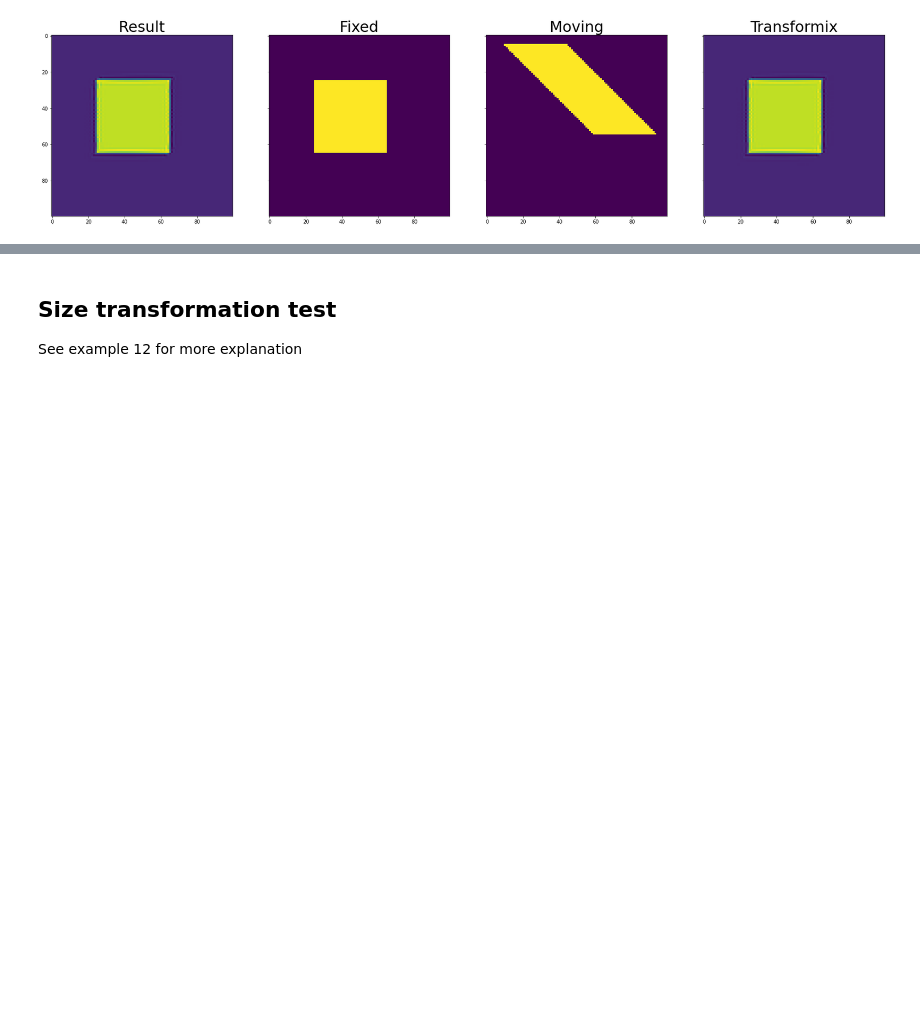
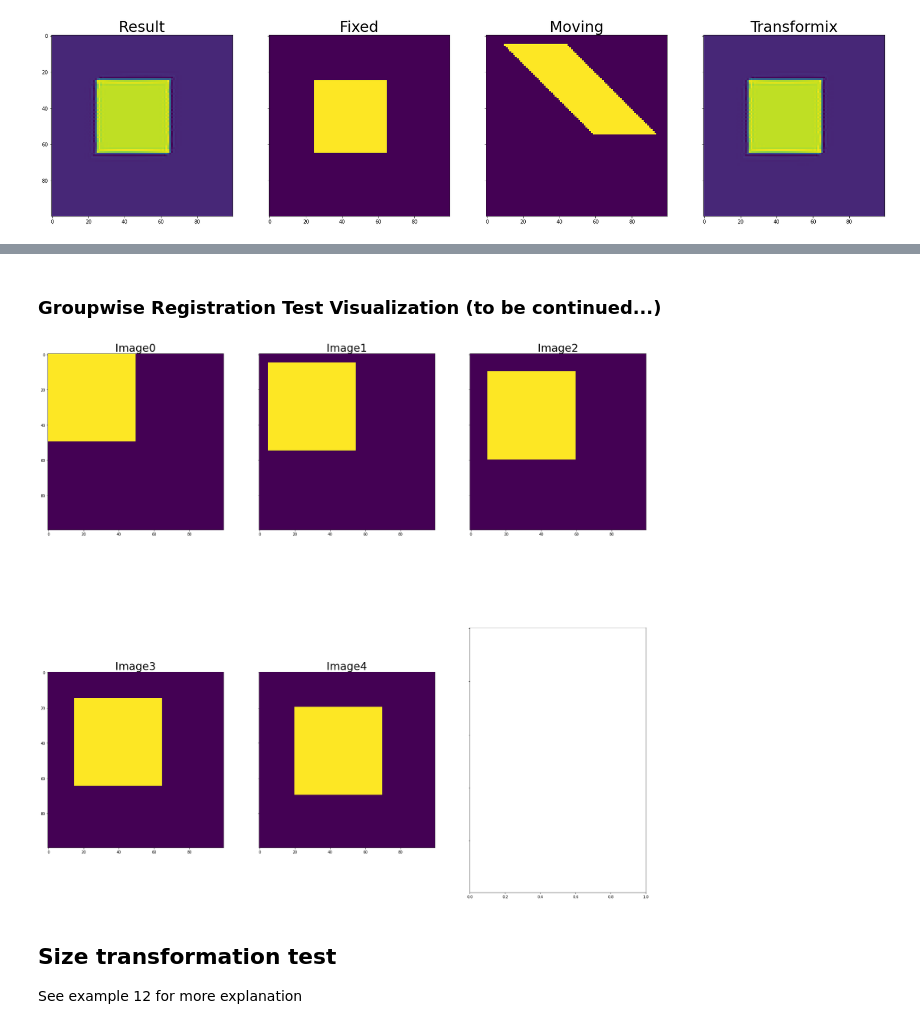
Before and after one commit to InsightSoftwareConsortium/ITKElastix, a Jupyter notebook: examples/ITK_UnitTestExample_ElastixRegistration.ipynb, the cells around one changed output, grey strips where cells are left out. Saved outputs shown, nothing was run; the diff lists cells and outputs as text; code cells hidden in the pictures; blank space fills up the shorter version.

```diff
--- a/examples/ITK_UnitTestExample_ElastixRegistration.ipynb
+++ b/examples/ITK_UnitTestExample_ElastixRegistration.ipynb
@@ -160,3 +219,46 @@ plt.show()
+# %%
+# Create a vector of images for a 2D+time example in numpy
+vector_of_images = np.zeros([6, 100, 100], np.float32)
+i = 0
+for x in range(0, 30, 5):
+    image = imageGenerator(x, x+50, x, x+50)
+    vector_of_images[i] = image
+    i += 1
+
+vector_itk = itk.image_view_from_array(vector_of_images)
+
+# Create Groupwise Parameter Object
+parameter_object = itk.ParameterObject.New()
+groupwise_parameter_map = parameter_object.GetDefaultParameterMap('groupwise')
+parameter_object.AddParameterMap(groupwise_parameter_map)
+
+result_image, result_transform_parameters = itk.elastix_registration_method(
+    vector_itk, vector_itk,
+    parameter_object=parameter_object,
+    log_to_console=True)
+# %% [markdown]
+### Groupwise Registration Test Visualization (to be continued...)
+# %%
+%matplotlib inline
+
+# Plot images
+fig, axs = plt.subplots(2,3, sharey=True, figsize=[30,30])
+plt.figsize=[100,100]
+axs[0,0].imshow(vector_of_images[0])
+axs[0,0].set_title('Image0', fontsize=30)
+axs[0,1].imshow(vector_of_images[1])
+axs[0,1].set_title('Image1', fontsize=30)
+axs[0,2].imshow(vector_of_images[2])
+axs[0,2].set_title('Image2', fontsize=30)
+axs[1,0].imshow(vector_of_images[3])
+axs[1,0].set_title('Image3', fontsize=30)
+axs[1,1].imshow(vector_of_images[4])
+axs[1,1].set_title('Image4', fontsize=30)
+# axs[1,2].imshow(result_image)
+# axs[1,2].set_title('Result', fontsize=30)
+plt.show()
+# %% [output]
+[figure, added]
 # %% [markdown]
 ## Size transformation test
 See example 12 for more explanation
```
Also changed, not shown: parts of 6 cells of this notebook, 4 other files.
